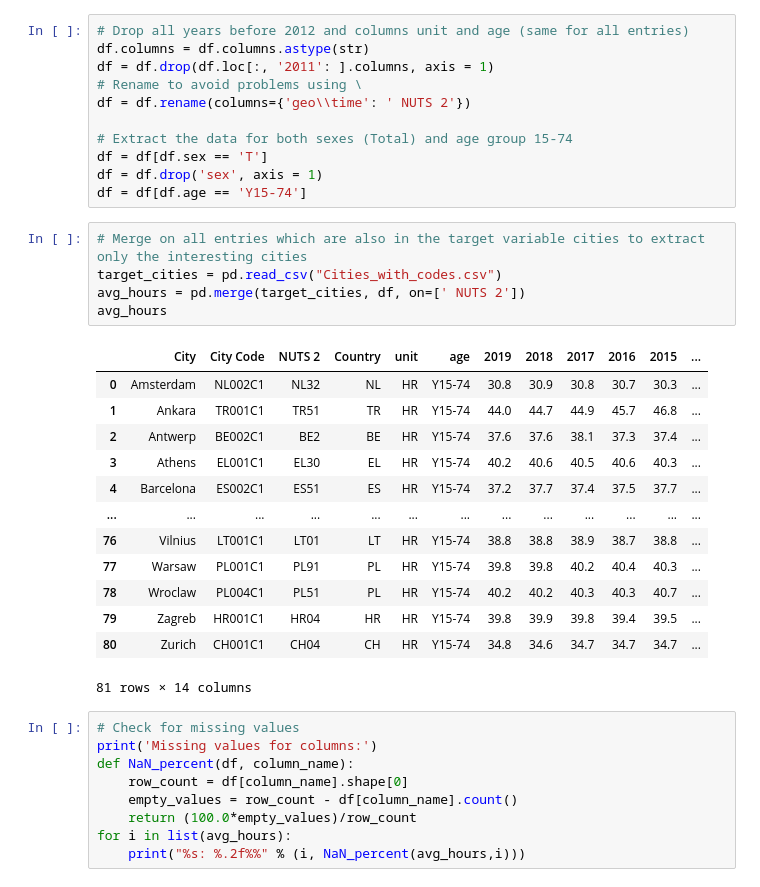
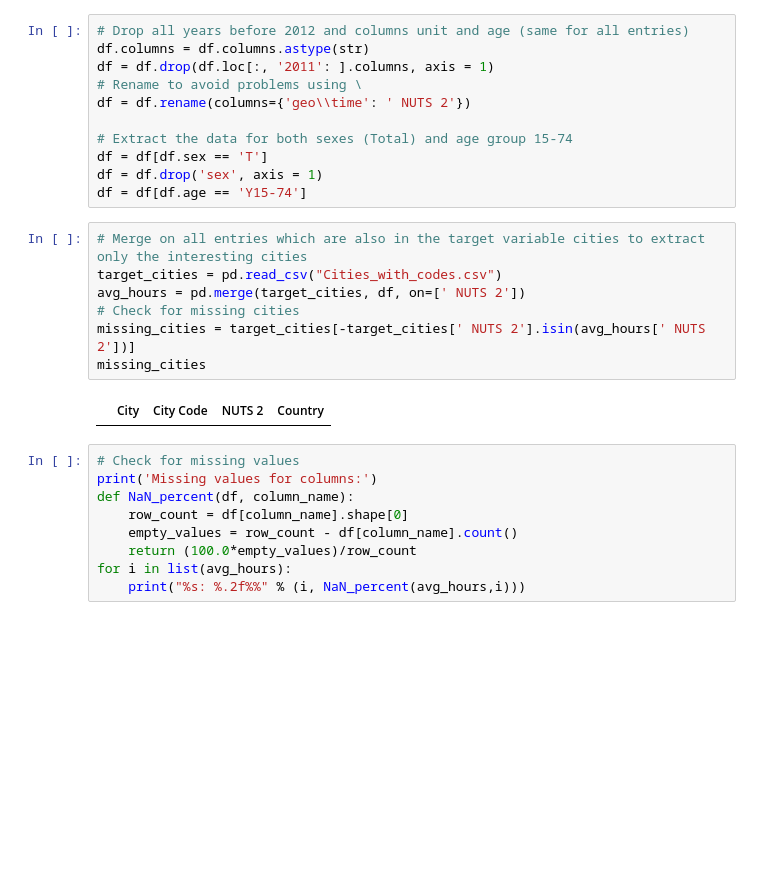
Before and after one commit to NikolasHaimerl/DOP_EX3, a Jupyter notebook: src/data_preparation/Average Working Hours.ipynb, the cells around one changed output. Saved outputs shown, nothing was run; the diff lists cells and outputs as text; blank space fills up the shorter version.

```diff
--- a/src/data_preparation/Average Working Hours.ipynb
+++ b/src/data_preparation/Average Working Hours.ipynb
@@ -35,22 +34,12 @@ df = df[df.age == 'Y15-74']
 # %%
 # Merge on all entries which are also in the target variable cities to extract only the interesting cities
 target_cities = pd.read_csv("Cities_with_codes.csv")
 avg_hours = pd.merge(target_cities, df, on=[' NUTS 2'])
-avg_hours
+# Check for missing cities
+missing_cities = target_cities[-target_cities[' NUTS 2'].isin(avg_hours[' NUTS 2'])]
+missing_cities
 # %% [output]
-|  | City | City Code | NUTS 2 | Country | unit | age | 2019 | 2018 | 2017 | 2016 | 2015 | ... |
-| 0 | Amsterdam | NL002C1 | NL32 | NL | HR | Y15-74 | 30.8 | 30.9 | 30.8 | 30.7 | 30.3 | ... |
-| 1 | Ankara | TR001C1 | TR51 | TR | HR | Y15-74 | 44.0 | 44.7 | 44.9 | 45.7 | 46.8 | ... |
-| 2 | Antwerp | BE002C1 | BE2 | BE | HR | Y15-74 | 37.6 | 37.6 | 38.1 | 37.3 | 37.4 | ... |
-| 3 | Athens | EL001C1 | EL30 | EL | HR | Y15-74 | 40.2 | 40.6 | 40.5 | 40.6 | 40.3 | ... |
-| 4 | Barcelona | ES002C1 | ES51 | ES | HR | Y15-74 | 37.2 | 37.7 | 37.4 | 37.5 | 37.7 | ... |
-| ... | ... | ... | ... | ... | ... | ... | ... | ... | ... | ... | ... | ... |
-| 76 | Vilnius | LT001C1 | LT01 | LT | HR | Y15-74 | 38.8 | 38.8 | 38.9 | 38.7 | 38.8 | ... |
-| 77 | Warsaw | PL001C1 | PL91 | PL | HR | Y15-74 | 39.8 | 39.8 | 40.2 | 40.4 | 40.3 | ... |
-| 78 | Wroclaw | PL004C1 | PL51 | PL | HR | Y15-74 | 40.2 | 40.2 | 40.3 | 40.3 | 40.7 | ... |
-| 79 | Zagreb | HR001C1 | HR04 | HR | HR | Y15-74 | 39.8 | 39.9 | 39.8 | 39.4 | 39.5 | ... |
-| 80 | Zurich | CH001C1 | CH04 | CH | HR | Y15-74 | 34.8 | 34.6 | 34.7 | 34.7 | 34.7 | ... |
+|  | City | City Code | NUTS 2 | Country |
-81 rows × 14 columns
 # %%
 # Check for missing values
 print('Missing values for columns:')
```
Also changed, not shown: parts of 6 cells of this notebook, 3 other files.
